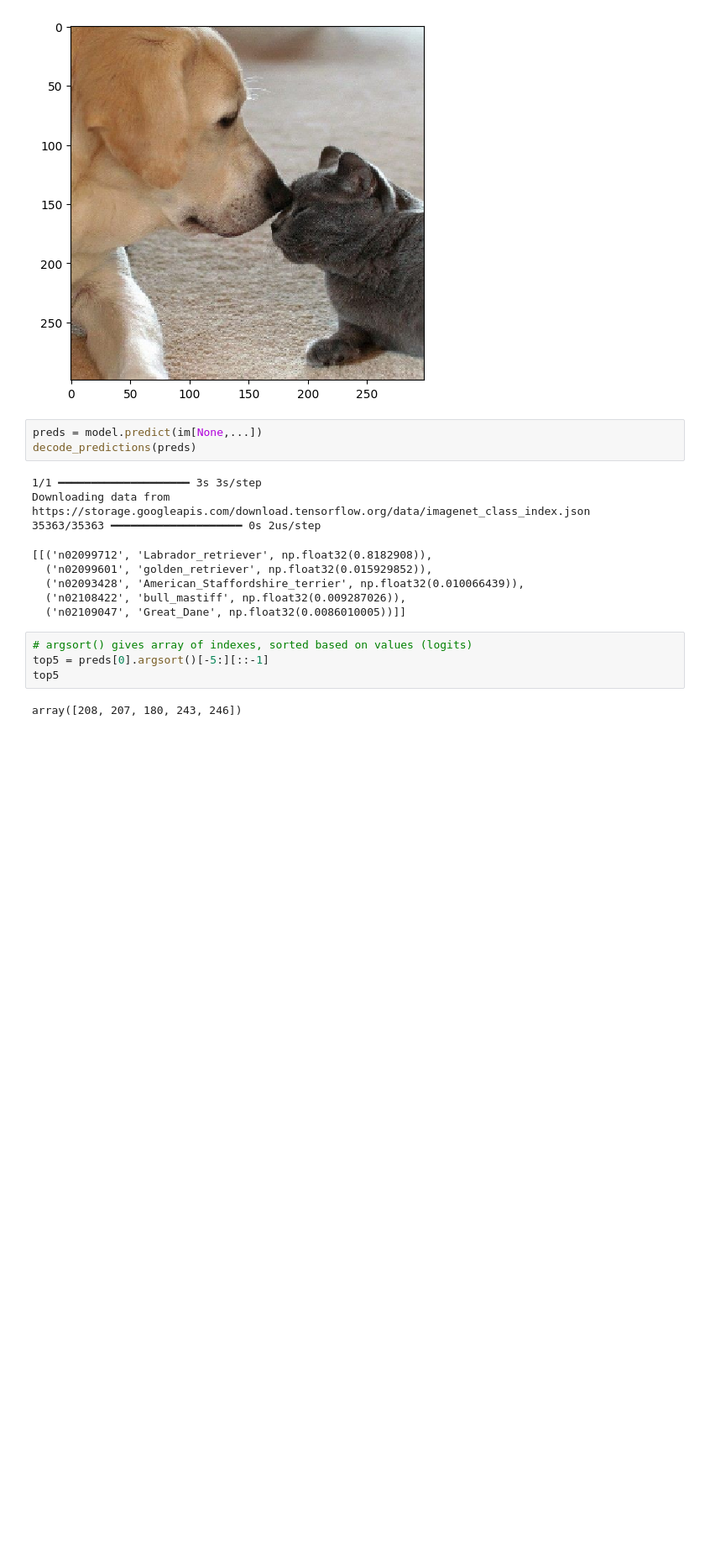
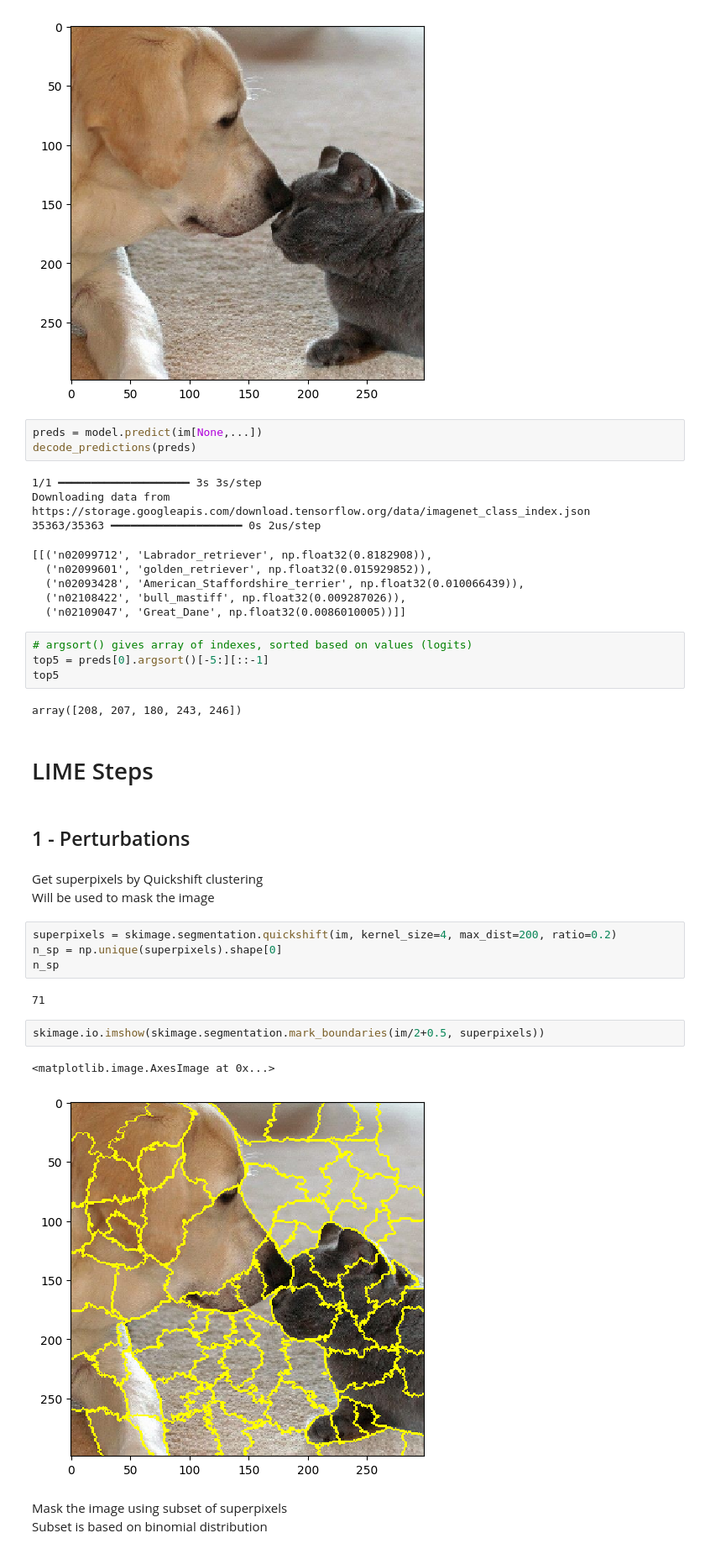
Before and after one commit to hAI-FA001/Explainable-AI-XAI, a Jupyter notebook: LIME/img_clf.ipynb, the cells around one changed output. Shown at 84% size. Saved outputs shown, nothing was run; the diff lists cells and outputs as text; blank space fills up the shorter version.

Commit message:
LIME step 1 - perturb image by masking with superpixels

```diff
--- a/LIME/img_clf.ipynb
+++ b/LIME/img_clf.ipynb
@@ -53,3 +53,24 @@ top5 = preds[0].argsort()[-5:][::-1]
 top5
 # %% [output]
 array([208, 207, 180, 243, 246])
+# %% [markdown]
+# LIME Steps
+# %% [markdown]
+## 1 - Perturbations
+# %% [markdown]
+Get superpixels by Quickshift clustering <br>
+Will be used to mask the image
+# %%
+superpixels = skimage.segmentation.quickshift(im, kernel_size=4, max_dist=200, ratio=0.2)
+n_sp = np.unique(superpixels).shape[0]
+n_sp
+# %% [output]
+71
+# %%
+skimage.io.imshow(skimage.segmentation.mark_boundaries(im/2+0.5, superpixels))
+# %% [output]
+<matplotlib.image.AxesImage at 0x...>
+[figure, added]
+# %% [markdown]
+Mask the image using subset of superpixels <br>
+Subset is based on binomial distribution
```
Also changed, not shown: parts of 3 cells of this notebook.
